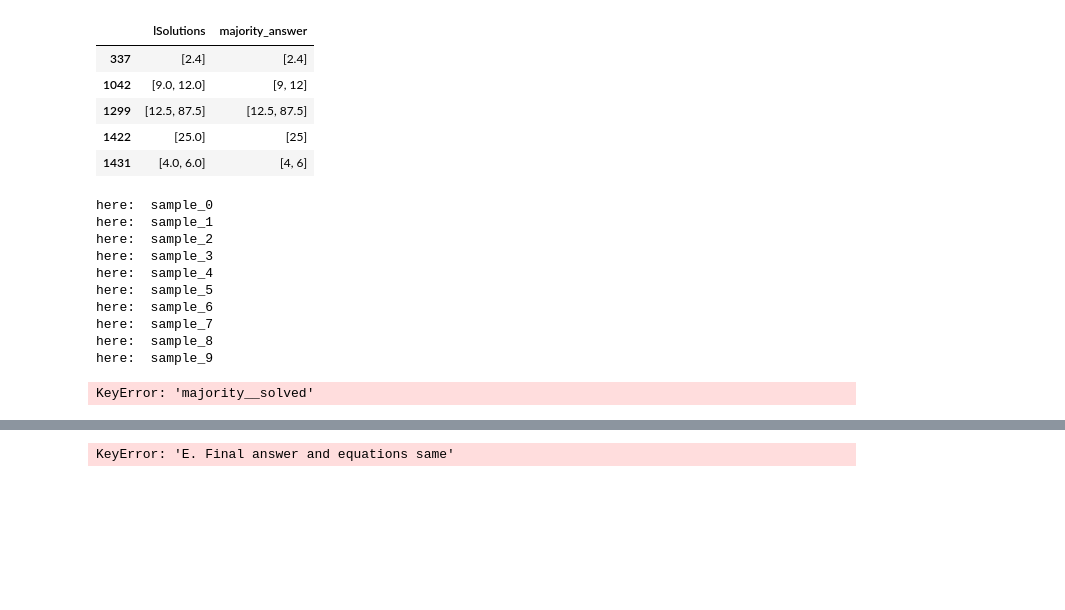
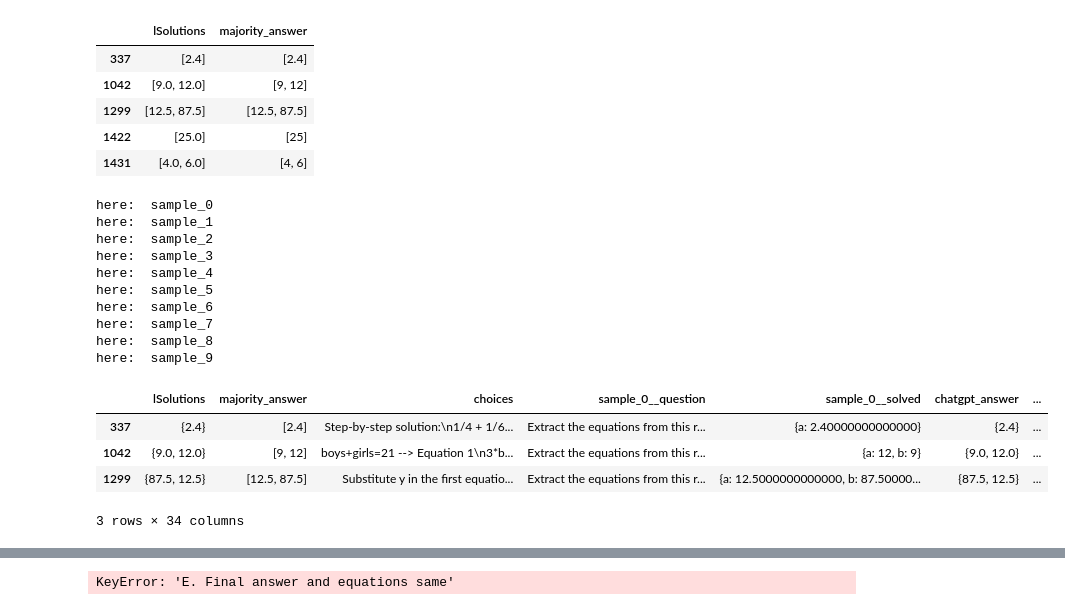
Before and after one commit to hwelsters/internal-consistency, a Jupyter notebook: 06-03-2023/categorize.ipynb, the cells around one changed output, grey strips where cells are left out. Cells and saved outputs as stored; diff of their text form; code cells hidden in the pictures; blank space fills up the shorter version.

```diff
--- a/06-03-2023/categorize.ipynb
+++ b/06-03-2023/categorize.ipynb
@@ -132,37 +132,40 @@ ground = ground.join(system)
 for file_path in os.listdir(SOLVED_FILE_PATH):
     solved = pandas.read_json(f"{SOLVED_FILE_PATH}{file_path}", lines=True)
     solved = solved[['question_id', 'question', 'solved']]
     # solved['choices'] = solved['choices'].apply(lambda row : row[0]['message']['content'])
     file_name = file_path.split('.')[0]
-    print("here: ", str(file_name))
     solved = solved.rename(columns={'question': f'{file_name}__question', 'solved': f'{file_name}__solved'})
     solved = solved.set_index('question_id')
     ground = ground.join(solved, how='left')
     ground = ground.apply(lambda row : grade_response(row, file_name), axis=1)
 
 # majority_eqn = pandas.read_json('data/output/solve_majority_test/sample_0.jsonl',lines=True)
-majority_eqn = pandas.read_json('data/output/majority/sample_0.jsonl',lines=True)
+majority_eqn = pandas.read_json('data/output/majority_set/sample_0.jsonl',lines=True)
 # majority_eqn = majority_eqn[['question_id', 'response', 'majority_equation', 'solved']]
-majority_eqn = majority_eqn[['question_id', 'majority_equation', 'majoirty_solved']]
+majority_eqn = majority_eqn[['question_id', 'majority_equation', 'majority_solved']]
 majority_eqn = majority_eqn.rename(columns={'question': f'majority__question', 'majority_equation': f'majority__choices', 'majority_solved': f'majority__solved'})
 majority_eqn = majority_eqn.set_index('question_id')
 ground = ground.join(majority_eqn)
 ground = ground.apply(lambda row : grade_response(row, 'majority'), axis=1)
 
 ground = ground[~ground.index.duplicated(keep='first')]
 ground.head(3)
 # %% [output]
 here:  sample_0
 here:  sample_1
 here:  sample_2
 here:  sample_3
 here:  sample_4
 here:  sample_5
 here:  sample_6
 here:  sample_7
 here:  sample_8
 here:  sample_9
+|  | lSolutions | majority_answer | choices | sample_0__question | sample_0__solved | chatgpt_answer | ... |
+| 337 | {2.4} | [2.4] | Step-by-step solution:\n1/4 + 1/6... | Extract the equations from this r... | {a: 2.40000000000000} | {2.4} | ... |
+| 1042 | {9.0, 12.0} | [9, 12] | boys+girls=21 --> Equation 1\n3*b... | Extract the equations from this r... | {a: 12, b: 9} | {9.0, 12.0} | ... |
+| 1299 | {87.5, 12.5} | [12.5, 87.5] | Substitute y in the first equatio... | Extract the equations from this r... | {a: 12.5000000000000, b: 87.50000... | {87.5, 12.5} | ... |
-KeyError: 'majority__solved'
+3 rows × 34 columns
 # %%
 ground.to_json('data/output/joined/sample_0.jsonl', orient='records', lines=True)
 ground.to_csv('data/output/joined/sample_0.csv')
```
Also changed, not shown: parts of 3 cells of this notebook, 52 other files.
